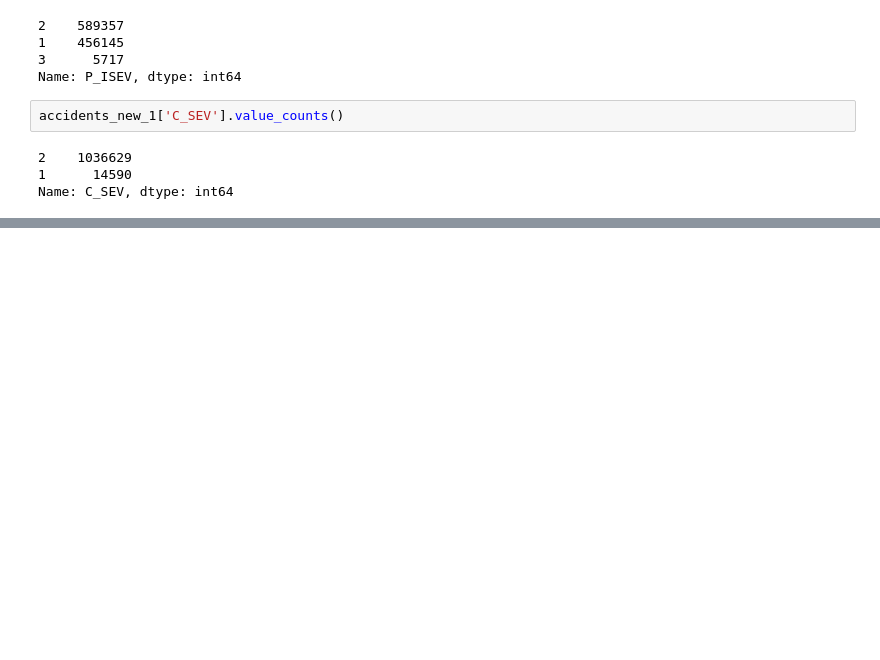
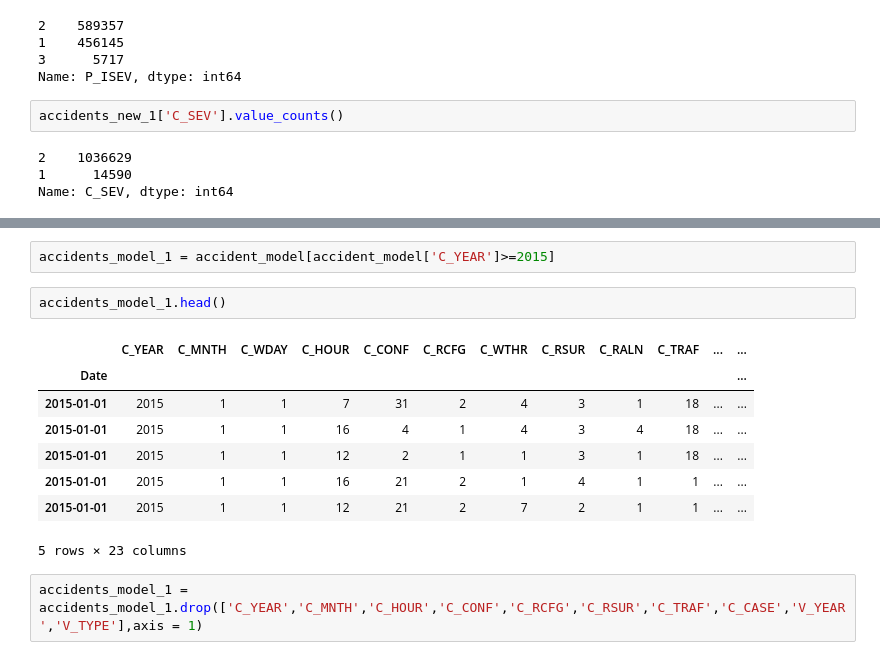
Before and after one commit to sooryasuresh-star/capstone-project, a Jupyter notebook: Capstone_Project.ipynb, the cells around one changed output, grey strips where cells are left out. Cells and saved outputs as stored; diff of their text form; blank space fills up the shorter version.

```diff
--- a/Capstone_Project.ipynb
+++ b/Capstone_Project.ipynb
@@ -300,0 +341,15 @@ Name: C_SEV, dtype: int64
+# %%
+accidents_model_1 = accident_model[accident_model['C_YEAR']>=2015]
+# %%
+accidents_model_1.head()
+# %% [output]
+|  | C_YEAR | C_MNTH | C_WDAY | C_HOUR | C_CONF | C_RCFG | C_WTHR | C_RSUR | C_RALN | C_TRAF | ... | ... |
+| Date |  |  |  |  |  |  |  |  |  |  |  | ... |
+| 2015-01-01 | 2015 | 1 | 1 | 7 | 31 | 2 | 4 | 3 | 1 | 18 | ... | ... |
+| 2015-01-01 | 2015 | 1 | 1 | 16 | 4 | 1 | 4 | 3 | 4 | 18 | ... | ... |
+| 2015-01-01 | 2015 | 1 | 1 | 12 | 2 | 1 | 1 | 3 | 1 | 18 | ... | ... |
+| 2015-01-01 | 2015 | 1 | 1 | 16 | 21 | 2 | 1 | 4 | 1 | 1 | ... | ... |
+| 2015-01-01 | 2015 | 1 | 1 | 12 | 21 | 2 | 7 | 2 | 1 | 1 | ... | ... |
+5 rows × 23 columns
+# %%
+accidents_model_1 = accidents_model_1.drop(['C_YEAR','C_MNTH','C_HOUR','C_CONF','C_RCFG','C_RSUR','C_TRAF','C_CASE','V_YEAR','V_TYPE'],axis = 1)
```
Also changed, not shown: parts of 17 cells of this notebook.
